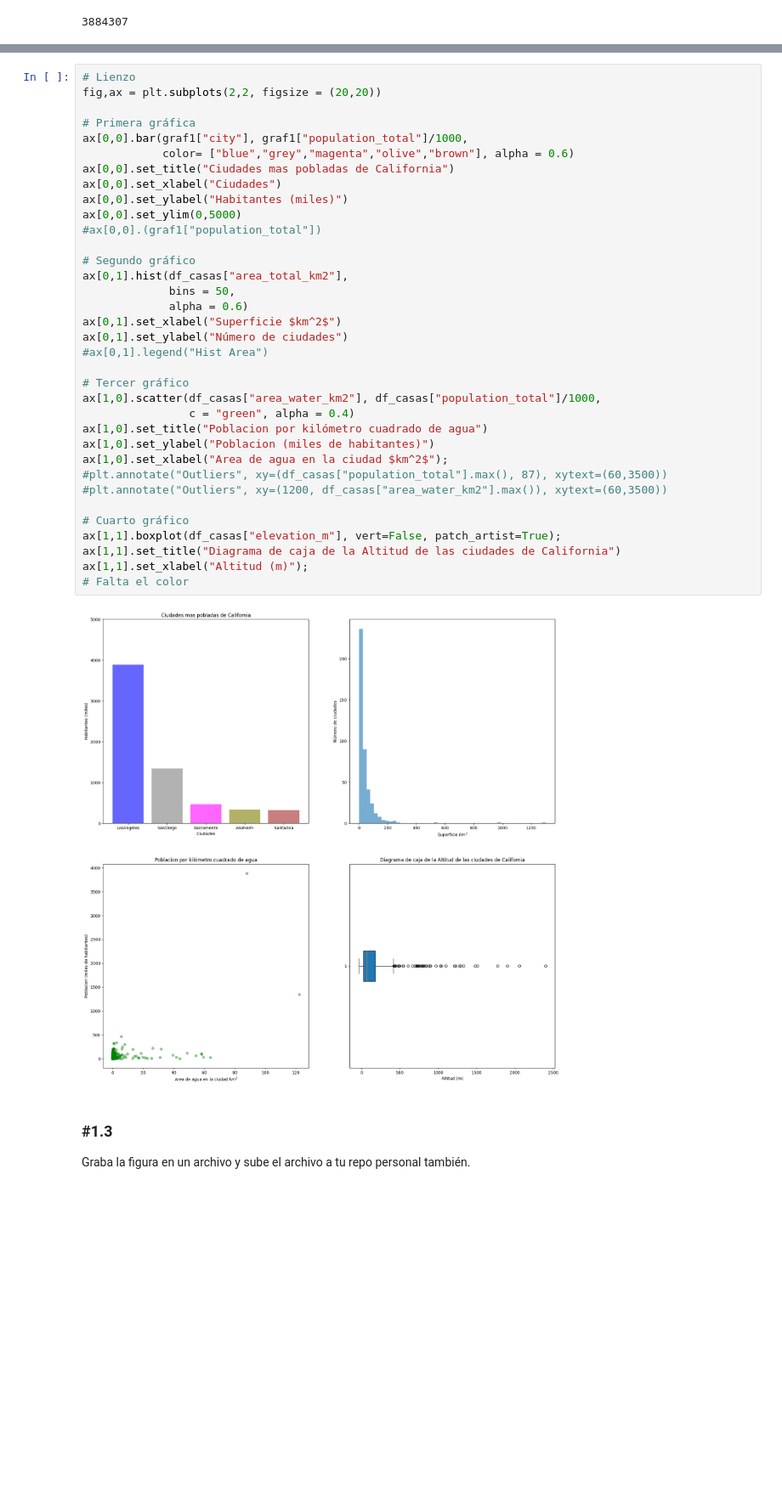
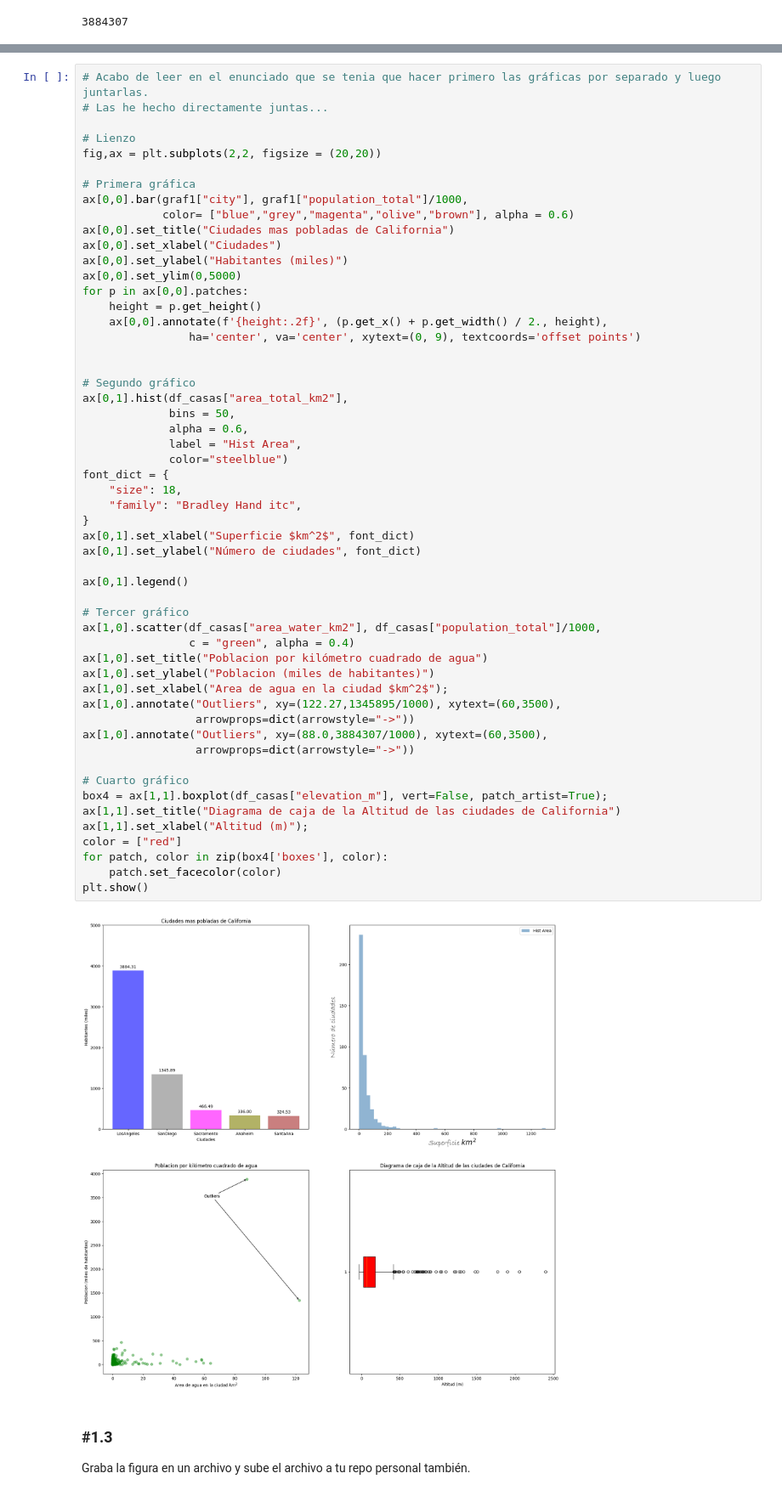
Before and after one commit to AnnaValsells/ONLINE_DS_THEBRIDGE_AVT, a Jupyter notebook: AVT_Exercises/Sprint_8/Unidad_01/Practica_Obligatoria/18_Practica_Obligatoria_Visualizacion_Basica.ipynb, the cells around one changed output, grey strips where cells are left out. Shown at 85% size. Saved outputs shown, nothing was run; the diff lists cells and outputs as text; blank space fills up the shorter version.

```diff
--- a/AVT_Exercises/Sprint_8/Unidad_01/Practica_Obligatoria/18_Practica_Obligatoria_Visualizacion_Basica.ipynb
+++ b/AVT_Exercises/Sprint_8/Unidad_01/Practica_Obligatoria/18_Practica_Obligatoria_Visualizacion_Basica.ipynb
@@ -80,40 +94,59 @@ max41
 # %%
+# Acabo de leer en el enunciado que se tenia que hacer primero las gráficas por separado y luego juntarlas.
+# Las he hecho directamente juntas...
+
 # Lienzo
 fig,ax = plt.subplots(2,2, figsize = (20,20))
 
 # Primera gráfica
 ax[0,0].bar(graf1["city"], graf1["population_total"]/1000,
             color= ["blue","grey","magenta","olive","brown"], alpha = 0.6)
 ax[0,0].set_title("Ciudades mas pobladas de California")
 ax[0,0].set_xlabel("Ciudades")
 ax[0,0].set_ylabel("Habitantes (miles)")
 ax[0,0].set_ylim(0,5000)
-#ax[0,0].(graf1["population_total"])
+for p in ax[0,0].patches:
+    height = p.get_height()
+    ax[0,0].annotate(f'{height:.2f}', (p.get_x() + p.get_width() / 2., height),
+                ha='center', va='center', xytext=(0, 9), textcoords='offset points')
+
 
 # Segundo gráfico
 ax[0,1].hist(df_casas["area_total_km2"],
              bins = 50,
-             alpha = 0.6)
-ax[0,1].set_xlabel("Superficie $km^2$")
-ax[0,1].set_ylabel("Número de ciudades")
-#ax[0,1].legend("Hist Area")
+             alpha = 0.6,
+             label = "Hist Area",
+             color="steelblue")
+font_dict = {
+    "size": 18,
+    "family": "Bradley Hand itc",
+}
+ax[0,1].set_xlabel("Superficie $km^2$", font_dict)
+ax[0,1].set_ylabel("Número de ciudades", font_dict)
+
+ax[0,1].legend()
 
 # Tercer gráfico
 ax[1,0].scatter(df_casas["area_water_km2"], df_casas["population_total"]/1000,
                 c = "green", alpha = 0.4)
 ax[1,0].set_title("Poblacion por kilómetro cuadrado de agua")
 ax[1,0].set_ylabel("Poblacion (miles de habitantes)")
 ax[1,0].set_xlabel("Area de agua en la ciudad $km^2$");
-#plt.annotate("Outliers", xy=(df_casas["population_total"].max(), 87), xytext=(60,3500))
-#plt.annotate("Outliers", xy=(1200, df_casas["area_water_km2"].max()), xytext=(60,3500))
+ax[1,0].annotate("Outliers", xy=(122.27,1345895/1000), xytext=(60,3500),
+                 arrowprops=dict(arrowstyle="->"))
+ax[1,0].annotate("Outliers", xy=(88.0,3884307/1000), xytext=(60,3500),
+                 arrowprops=dict(arrowstyle="->"))
 
 # Cuarto gráfico
-ax[1,1].boxplot(df_casas["elevation_m"], vert=False, patch_artist=True);
+box4 = ax[1,1].boxplot(df_casas["elevation_m"], vert=False, patch_artist=True);
 ax[1,1].set_title("Diagrama de caja de la Altitud de las ciudades de California")
 ax[1,1].set_xlabel("Altitud (m)");
-# Falta el color
+color = ["red"]
+for patch, color in zip(box4['boxes'], color):
+    patch.set_facecolor(color)
+plt.show()
 # %% [output]
-[figure, old version]
+[figure, new version]
 # %% [markdown]
 ### #1.3
 
```
Also changed, not shown: parts of 4 cells of this notebook.
